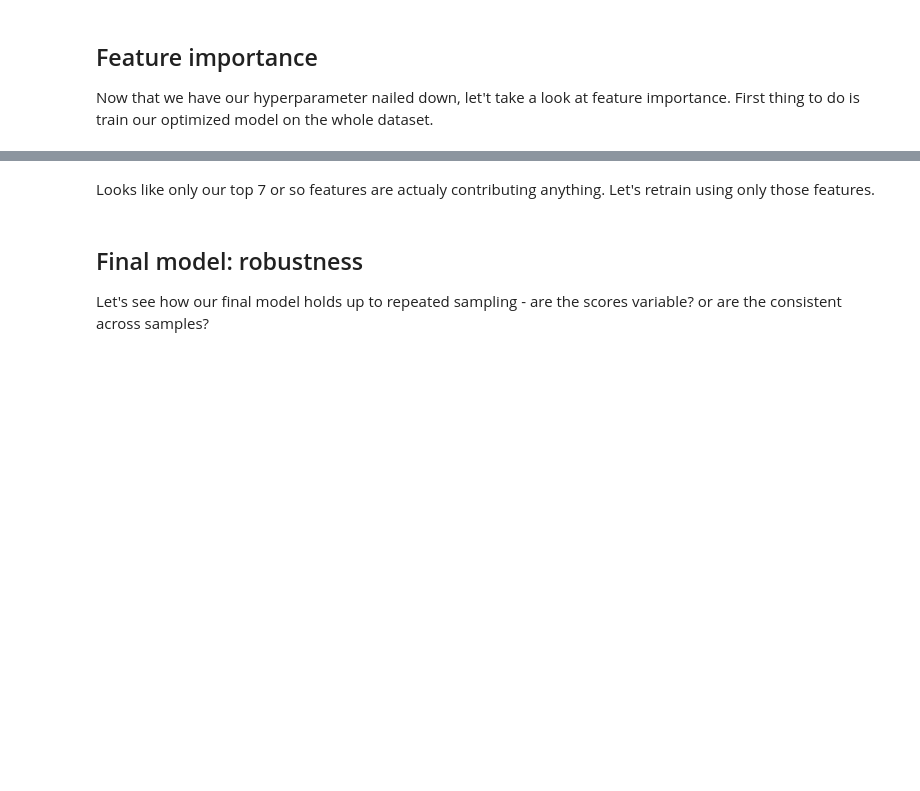
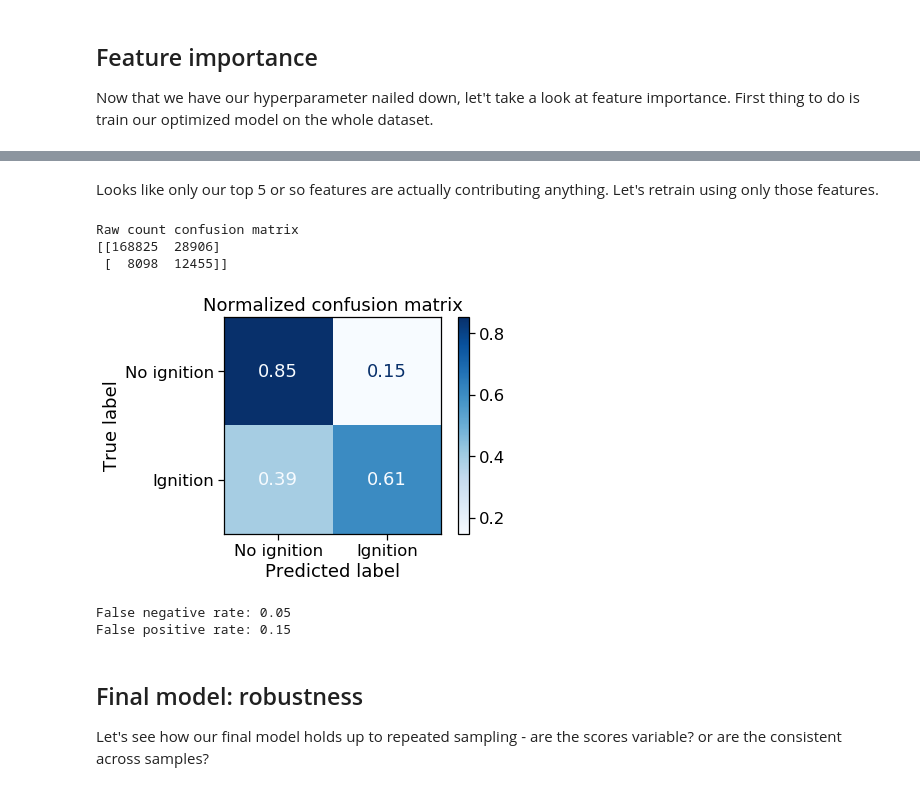
Before and after one commit to aristyogresearch/wildfire, a Jupyter notebook: notebooks/model_selection_optimization.ipynb, the cells around one changed output, grey strips where cells are left out. Saved outputs shown, nothing was run; the diff lists cells and outputs as text; code cells hidden in the pictures; blank space fills up the shorter version.

```diff
--- a/notebooks/Untitled.ipynb
+++ b/notebooks/model_selection_optimization.ipynb
@@ -1225,32 +1233,43 @@ plot_relative_feature_importance(classifier, dataset, X_test, 20)
 # %% [markdown]
-Looks like only our top 7 or so features are actualy contributing anything. Let's retrain using only those features.
+Looks like only our top 5 or so features are actually contributing anything. Let's retrain using only those features.
 # %%
 # grab top n feature names
 feature_names = np.array(list(X_train))
 importances = classifier.feature_importances_
 indices = np.argsort(importances)[::-1]
-top_n_features = feature_names[indices[0:7]]
+top_n_features = feature_names[indices[0:5]]
 
 # rebuild training and test sets with feature subset
 X_train, X_test, y_train, y_test = make_train_test_sample(
     dataset,
-    len(dataset),
+    (len(dataset)/10),
     train_test_split_ratio,
     rand_seed
 )
 
 X_train, X_test = scale_weather_variables(weather_variables, X_train, X_test)
 
+X_train_subset = X_train[top_n_features]
+X_test_subset = X_test[top_n_features]
+
 # Train model
-classifier.fit(X_train, y_train)
+classifier.fit(X_train_subset, y_train)
 
 # Plot confusion matrix
 class_names = np.array(['No ignition', 'Ignition'])
-display_confusion_matrix(classifier, class_names, X_test, y_test)
+display_confusion_matrix(classifier, class_names, X_test_subset, y_test)
+# %% [output]
+Raw count confusion matrix
+[[168825  28906]
+ [  8098  12455]]
+[figure, added]
 # %%
-false_neg_rate, false_pos_rate = calc_false_neg_pos_rate(classifier, X_test, y_test)
+false_neg_rate, false_pos_rate = calc_false_neg_pos_rate(classifier, X_test_subset, y_test)
 print("False negative rate: {}".format(np.round(false_neg_rate, 2)))
 print("False positive rate: {}".format(np.round(false_pos_rate, 2)))
+# %% [output]
+False negative rate: 0.05
+False positive rate: 0.15
 # %% [markdown]
 ## Final model: robustness
 Let's see how our final model holds up to repeated sampling - are the scores variable? or are the consistent across samples?
```
Also changed, not shown: parts of 7 cells of this notebook.
